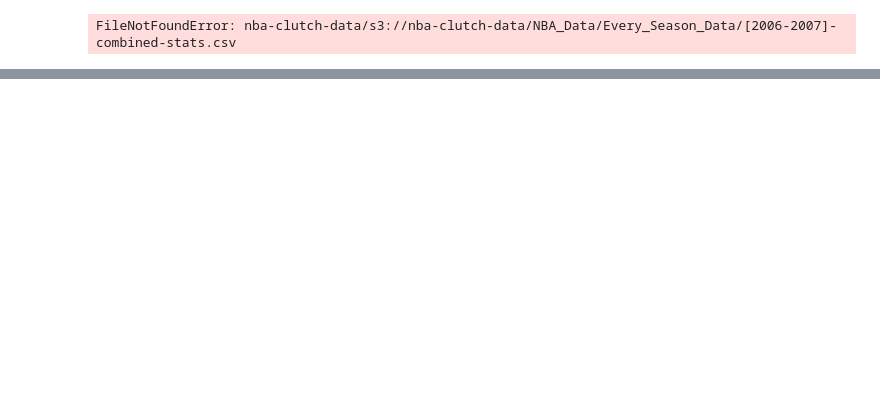
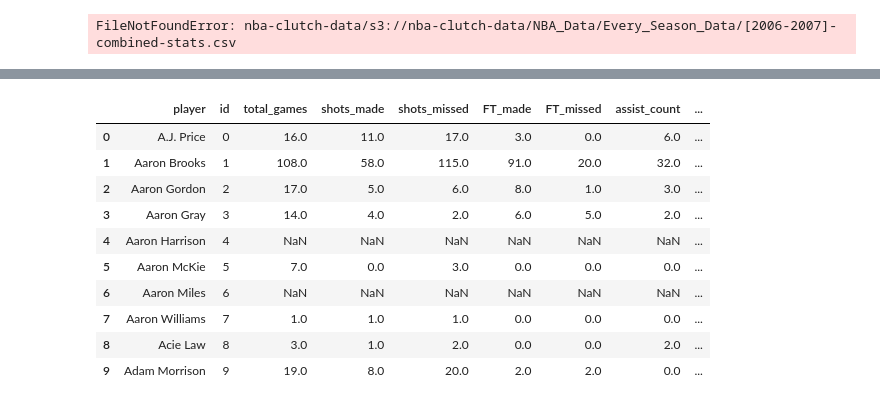
Before and after one commit to deepakchandi/clutch-baller, a Jupyter notebook: all_data.ipynb, the cells around one changed output, grey strips where cells are left out. Drawn from its saved outputs; the diff is of its cells as text; code cells hidden in the pictures; blank space fills up the shorter version.

```diff
--- a/all_data.ipynb
+++ b/all_data.ipynb
@@ -45,0 +98,22 @@ eleventh = pd.read_csv('s3://nba-clutch-data/NBA_Data/Every_Season_Data/[2014-20
+# %%
+full_clutch_stats = ind.merge_all(names, blks, assists, player_stats_clutch)
+# %%
+full_clutch_stats = ind.get_per_game_stats(full_clutch_stats)
+# %%
+ids = ind.add_ids(df)
+# %%
+full_clutch_stats = ind.merge_ids(ids, full_clutch_stats)
+# %%
+full_clutch_stats.head(10)
+# %% [output]
+|  | player | id | total_games | shots_made | shots_missed | FT_made | FT_missed | assist_count | ... |
+| 0 | A.J. Price | 0 | 16.0 | 11.0 | 17.0 | 3.0 | 0.0 | 6.0 | ... |
+| 1 | Aaron Brooks | 1 | 108.0 | 58.0 | 115.0 | 91.0 | 20.0 | 32.0 | ... |
+| 2 | Aaron Gordon | 2 | 17.0 | 5.0 | 6.0 | 8.0 | 1.0 | 3.0 | ... |
+| 3 | Aaron Gray | 3 | 14.0 | 4.0 | 2.0 | 6.0 | 5.0 | 2.0 | ... |
+| 4 | Aaron Harrison | 4 | NaN | NaN | NaN | NaN | NaN | NaN | ... |
+| 5 | Aaron McKie | 5 | 7.0 | 0.0 | 3.0 | 0.0 | 0.0 | 0.0 | ... |
+| 6 | Aaron Miles | 6 | NaN | NaN | NaN | NaN | NaN | NaN | ... |
+| 7 | Aaron Williams | 7 | 1.0 | 1.0 | 1.0 | 0.0 | 0.0 | 0.0 | ... |
+| 8 | Acie Law | 8 | 3.0 | 1.0 | 2.0 | 0.0 | 0.0 | 2.0 | ... |
+| 9 | Adam Morrison | 9 | 19.0 | 8.0 | 20.0 | 2.0 | 2.0 | 0.0 | ... |
```
Also changed, not shown: parts of 37 cells of this notebook.
